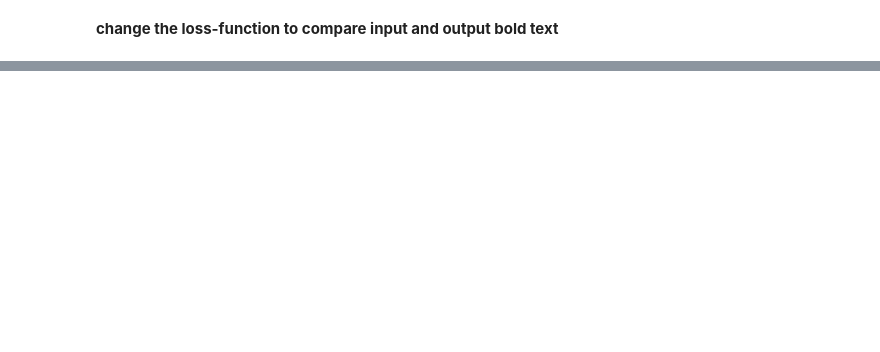
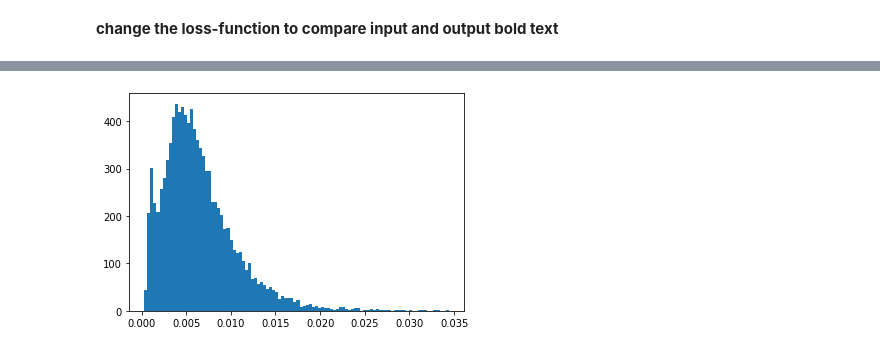
Before and after one commit to FabioCoder/DataScienceSS20, a Jupyter notebook: Exercises/7_a_Autoencoder.ipynb, the cells around one changed output, grey strips where cells are left out. Saved outputs shown, nothing was run; the diff lists cells and outputs as text; code cells hidden in the pictures; blank space fills up the shorter version.

```diff
--- a/Exercises/7_a_Autoencoder.ipynb
+++ b/Exercises/7_a_Autoencoder.ipynb
@@ -137,0 +177,6 @@ predicted = model.predict(x_test)
+# %%
+fig = plt.figure()
+ax = fig.add_subplot(111)
+_ = ax.hist(error_df.reconstruction_error.values, bins=100)
+# %% [output]
+[figure, added]
```
Also changed, not shown: parts of 10 cells of this notebook.
